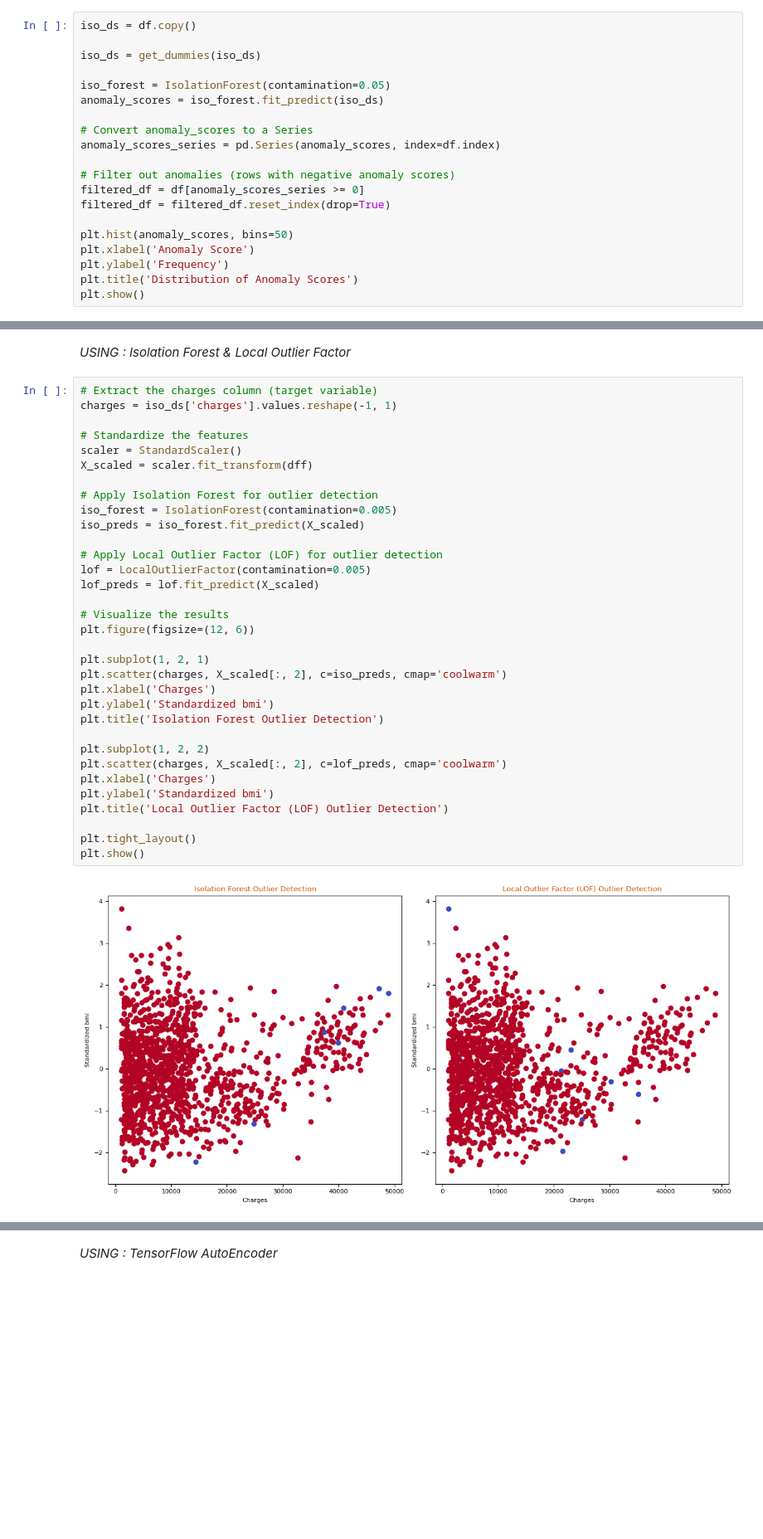
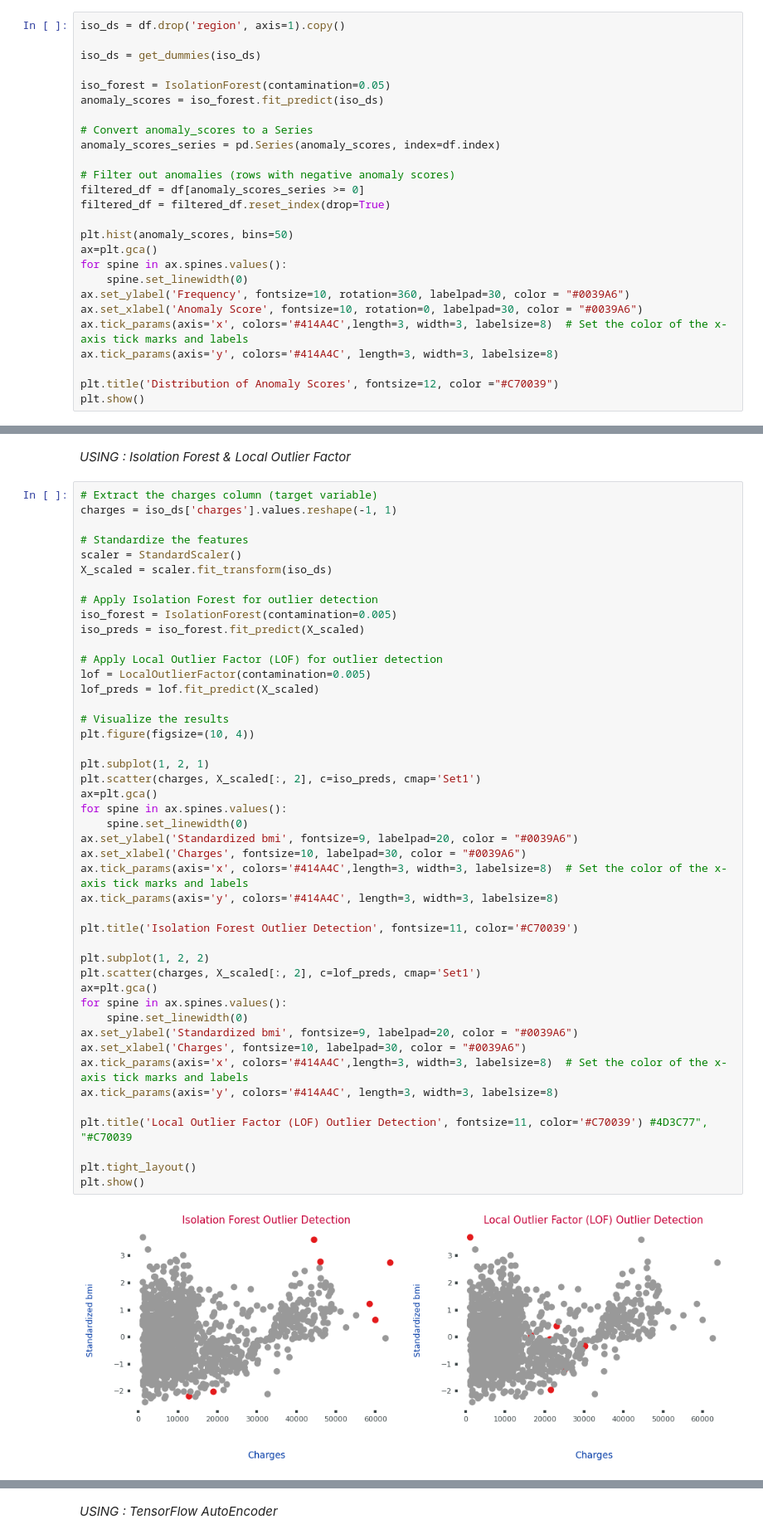
Before and after one commit to MohammedNasserAhmed/MHIP, a Jupyter notebook: MHIP.ipynb, the cells around one changed output, grey strips where cells are left out. Shown at 83% size. Cells and saved outputs as stored; diff of their text form; blank space fills up the shorter version.

```diff
--- a/MHIP.ipynb
+++ b/MHIP.ipynb
@@ -633,5 +628,5 @@ def get_dummies(data):
 # %%
-iso_ds = df.copy()
+iso_ds = df.drop('region', axis=1).copy()
 
 iso_ds = get_dummies(iso_ds)
 
@@ -646,8 +641,14 @@ filtered_df = df[anomaly_scores_series >= 0]
 filtered_df = filtered_df.reset_index(drop=True)
 
 plt.hist(anomaly_scores, bins=50)
-plt.xlabel('Anomaly Score')
-plt.ylabel('Frequency')
-plt.title('Distribution of Anomaly Scores')
+ax=plt.gca()
+for spine in ax.spines.values():
+    spine.set_linewidth(0)
+ax.set_ylabel('Frequency', fontsize=10, rotation=360, labelpad=30, color = "#0039A6")
+ax.set_xlabel('Anomaly Score', fontsize=10, rotation=0, labelpad=30, color = "#0039A6")
+ax.tick_params(axis='x', colors='#414A4C',length=3, width=3, labelsize=8)  # Set the color of the x-axis tick marks and labels
+ax.tick_params(axis='y', colors='#414A4C', length=3, width=3, labelsize=8)
+
+plt.title('Distribution of Anomaly Scores', fontsize=12, color ="#C70039")
 plt.show()
 # %% [output]
@@ -716,38 +701,50 @@ for col in cat_features:
 # %%
 # Extract the charges column (target variable)
 charges = iso_ds['charges'].values.reshape(-1, 1)
 
 # Standardize the features
 scaler = StandardScaler()
-X_scaled = scaler.fit_transform(dff)
+X_scaled = scaler.fit_transform(iso_ds)
 
 # Apply Isolation Forest for outlier detection
 iso_forest = IsolationForest(contamination=0.005)
 iso_preds = iso_forest.fit_predict(X_scaled)
 
 # Apply Local Outlier Factor (LOF) for outlier detection
 lof = LocalOutlierFactor(contamination=0.005)
 lof_preds = lof.fit_predict(X_scaled)
 
 # Visualize the results
-plt.figure(figsize=(12, 6))
+plt.figure(figsize=(10, 4))
 
 plt.subplot(1, 2, 1)
-plt.scatter(charges, X_scaled[:, 2], c=iso_preds, cmap='coolwarm')
-plt.xlabel('Charges')
-plt.ylabel('Standardized bmi')
-plt.title('Isolation Forest Outlier Detection')
+plt.scatter(charges, X_scaled[:, 2], c=iso_preds, cmap='Set1')
+ax=plt.gca()
+for spine in ax.spines.values():
+    spine.set_linewidth(0)
+ax.set_ylabel('Standardized bmi', fontsize=9, labelpad=20, color = "#0039A6")
+ax.set_xlabel('Charges', fontsize=10, labelpad=30, color = "#0039A6")
+ax.tick_params(axis='x', colors='#414A4C',length=3, width=3, labelsize=8)  # Set the color of the x-axis tick marks and labels
+ax.tick_params(axis='y', colors='#414A4C', length=3, width=3, labelsize=8)
+
+plt.title('Isolation Forest Outlier Detection', fontsize=11, color='#C70039')
 
 plt.subplot(1, 2, 2)
-plt.scatter(charges, X_scaled[:, 2], c=lof_preds, cmap='coolwarm')
-plt.xlabel('Charges')
-plt.ylabel('Standardized bmi')
-plt.title('Local Outlier Factor (LOF) Outlier Detection')
+plt.scatter(charges, X_scaled[:, 2], c=lof_preds, cmap='Set1')
+ax=plt.gca()
+for spine in ax.spines.values():
+    spine.set_linewidth(0)
+ax.set_ylabel('Standardized bmi', fontsize=9, labelpad=20, color = "#0039A6")
+ax.set_xlabel('Charges', fontsize=10, labelpad=30, color = "#0039A6")
+ax.tick_params(axis='x', colors='#414A4C',length=3, width=3, labelsize=8)  # Set the color of the x-axis tick marks and labels
+ax.tick_params(axis='y', colors='#414A4C', length=3, width=3, labelsize=8)
+
+plt.title('Local Outlier Factor (LOF) Outlier Detection', fontsize=11, color='#C70039') #4D3C77", "#C70039
 
 plt.tight_layout()
 plt.show()
 # %% [output]
-[figure, old version]
+[figure, new version]
 # %%
 # Return outlier observations using Isolation Forest
 iso_outliers = iso_ds[iso_preds == -1]
```
Also changed, not shown: parts of 81 cells of this notebook.
